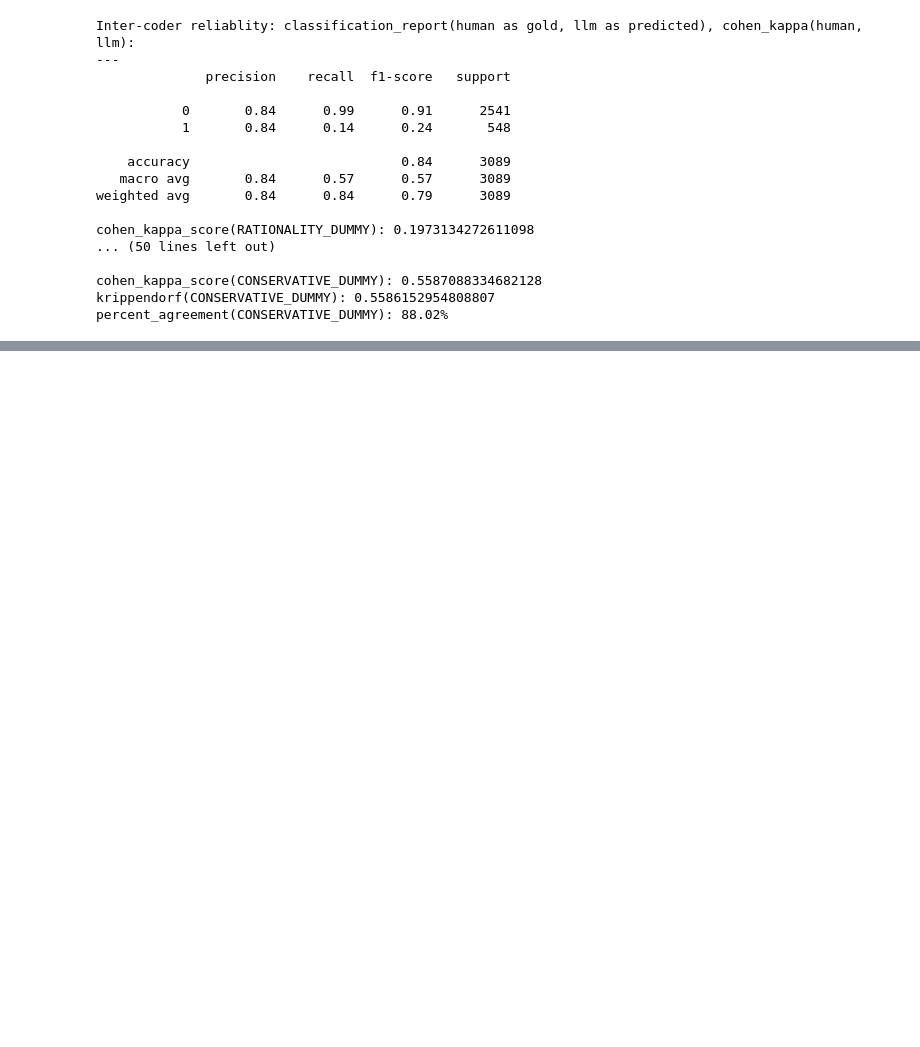
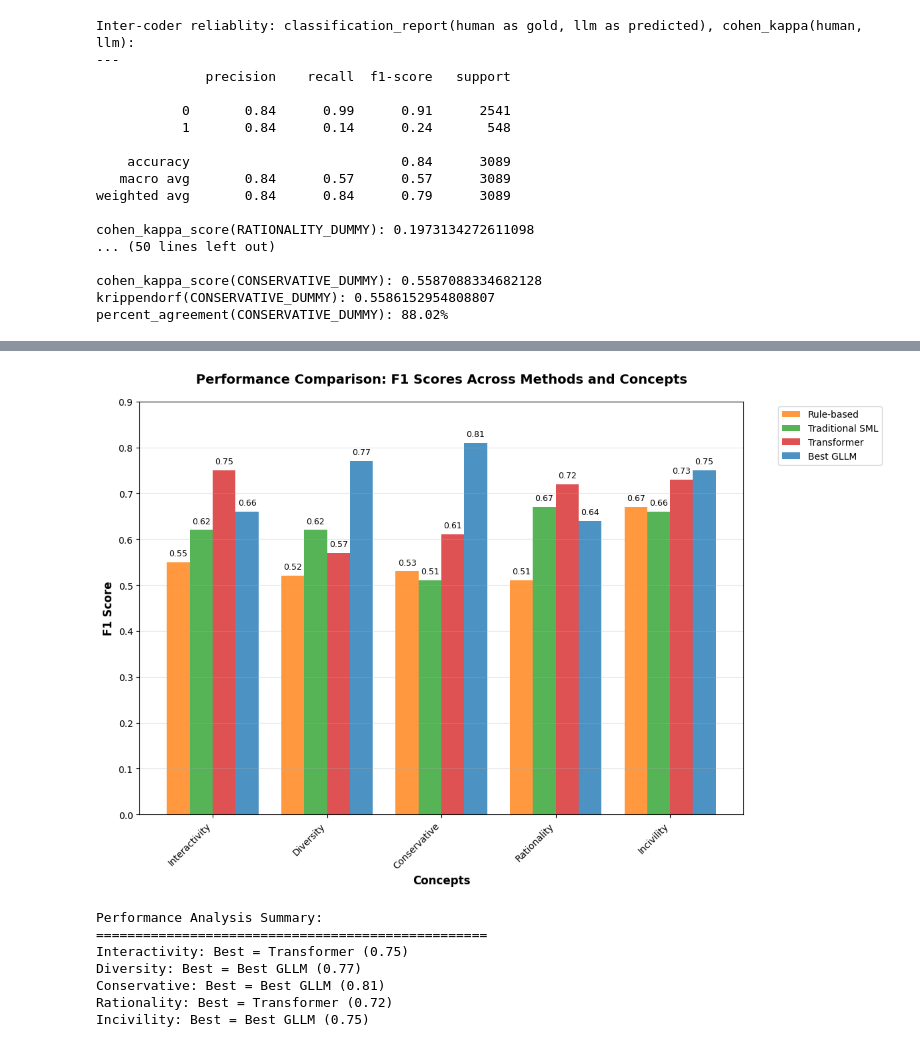
Before and after one commit to cl-trier/TWON-Exploration, a Jupyter notebook: 27--Classify PublicSphere-paper_2024.ipynb, the cells around one changed output, grey strips where cells are left out. Saved outputs shown, nothing was run; the diff lists cells and outputs as text; code cells hidden in the pictures; blank space fills up the shorter version.

```diff
--- a/27--Classify PublicSphere-paper_2024.ipynb
+++ b/27--Classify PublicSphere-paper_2024.ipynb
@@ -786,0 +970,71 @@ percent_agreement(CONSERVATIVE_DUMMY): 88.02%
+# %%
+# Create combined performance comparison table
+
+bestF1_data = {
+    'Concept': ['Interactivity', 'Diversity', 'Conservative', 'Rationality', 'Incivility'],
+    'Rule-based': [0.55, 0.52, 0.53, 0.51, 0.67],
+    'Traditional SML': [0.62, 0.62, 0.51, 0.67, 0.66],
+    'Transformer': [0.75, 0.57, 0.61, 0.72, 0.73],
+    'Best GLLM': [0.66, 0.77, 0.81, 0.64, 0.75]
+}
+# %%
+# Create visualization for bestF1_data
+import matplotlib.pyplot as plt
+import numpy as np
+import pandas as pd
+
+# Create DataFrame from the data
+df_viz = pd.DataFrame(bestF1_data)
+
+# Set up the plot
+fig, ax = plt.subplots(figsize=(12, 8))
+
+# Set positions for bars
+x = np.arange(len(df_viz['Concept']))
+width = 0.2  # Width of bars
+
+# Create bars for each method
+methods = ['Rule-based', 'Traditional SML', 'Transformer', 'Best GLLM']
+colors = ['#ff7f0e', '#2ca02c', '#d62728', '#1f77b4']
+
+for i, method in enumerate(methods):
+    offset = (i - 1.5) * width
+    bars = ax.bar(x + offset, df_viz[method], width, label=method, color=colors[i], alpha=0.8)
+
+    # Add value labels on bars
+    for bar in bars:
+        height = bar.get_height()
+        ax.text(bar.get_x() + bar.get_width()/2., height + 0.01,
+                f'{height:.2f}', ha='center', va='bottom', fontsize=9)
+
+# Customize the plot
+ax.set_xlabel('Concepts', fontsize=12, fontweight='bold')
+ax.set_ylabel('F1 Score', fontsize=12, fontweight='bold')
+ax.set_title('Performance Comparison: F1 Scores Across Methods and Concepts',
+             fontsize=14, fontweight='bold', pad=20)
+ax.set_xticks(x)
+ax.set_xticklabels(df_viz['Concept'], rotation=45, ha='right')
+ax.legend(bbox_to_anchor=(1.05, 1), loc='upper left')
+ax.grid(True, alpha=0.3, axis='y')
+ax.set_ylim(0, 0.9)
+
+# Add some styling
+plt.tight_layout()
+plt.show()
+
+print("Performance Analysis Summary:")
+print("=" * 50)
+for concept in df_viz['Concept']:
+    row = df_viz[df_viz['Concept'] == concept].iloc[0]
+    best_method = methods[np.argmax([row[method] for method in methods])]
+    best_score = max([row[method] for method in methods])
+    print(f"{concept}: Best = {best_method} ({best_score:.2f})")
+# %% [output]
+[figure, added]
+Performance Analysis Summary:
+==================================================
+Interactivity: Best = Transformer (0.75)
+Diversity: Best = Best GLLM (0.77)
+Conservative: Best = Best GLLM (0.81)
+Rationality: Best = Transformer (0.72)
+Incivility: Best = Best GLLM (0.75)
```
Also changed, not shown: parts of 15 cells of this notebook, 2 other files.
